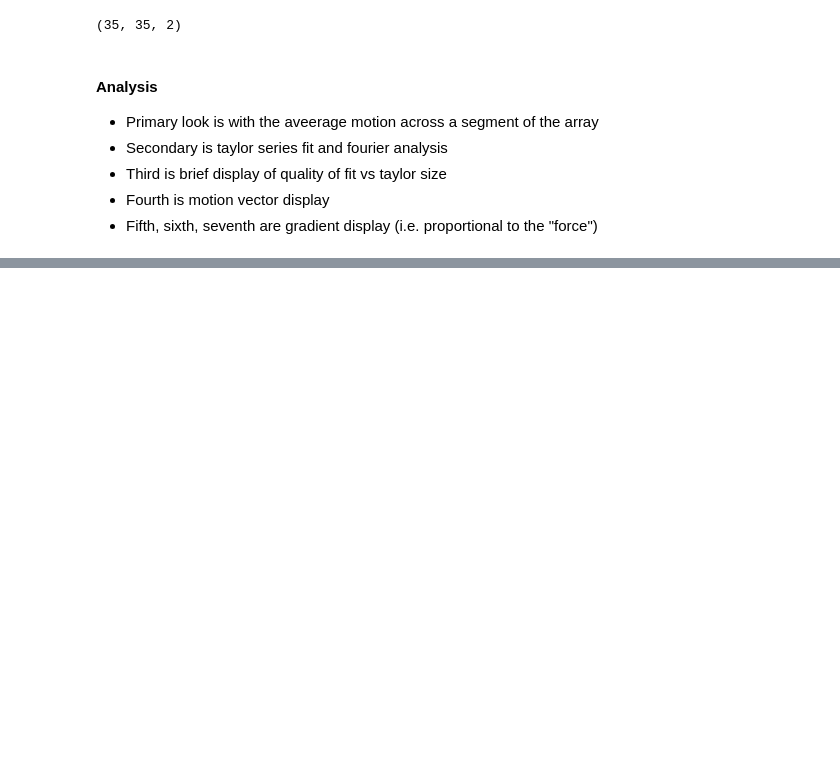
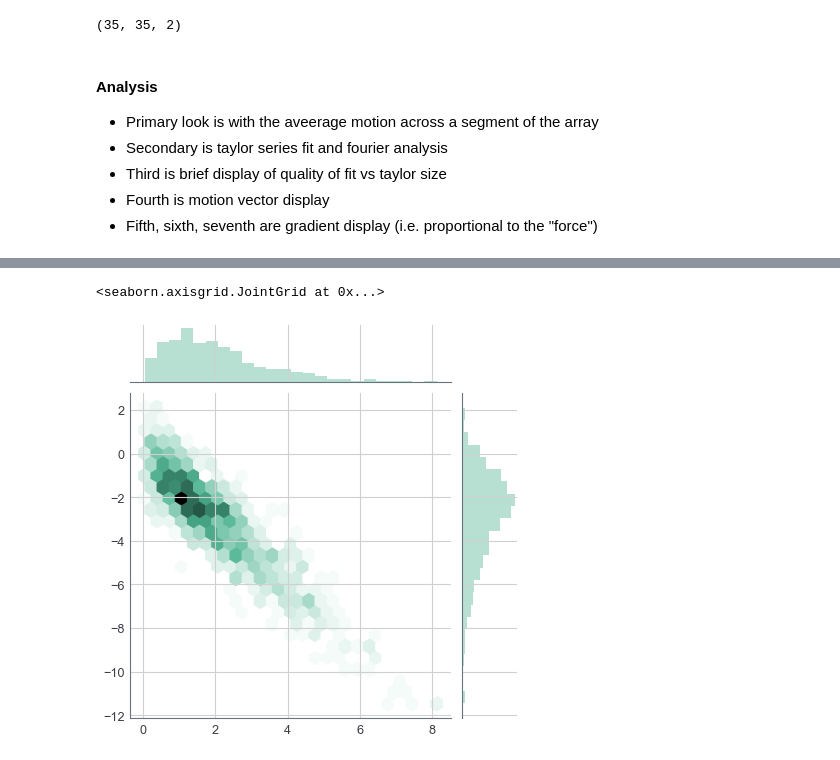
Before and after one commit to trdougherty/Quant_Mo, a Jupyter notebook: quomo_notebook.ipynb, the cells around one changed output, grey strips where cells are left out. Cells and saved outputs as stored; diff of their text form; code cells hidden in the pictures; blank space fills up the shorter version.

```diff
--- a/quomo_notebook.ipynb
+++ b/quomo_notebook.ipynb
@@ -242,0 +269,9 @@ print(rgb_color1)
+# %%
+rs = np.random.RandomState(11)
+x = rs.gamma(2, size=1000)
+y = -1.5 * x + rs.normal(size=1000)
+
+sns.jointplot(x, y, kind="hex", color="#4CB391")
+# %% [output]
+<seaborn.axisgrid.JointGrid at 0x...>
+[figure, added]
```
Also changed, not shown: parts of 13 cells of this notebook, 1 other file.
